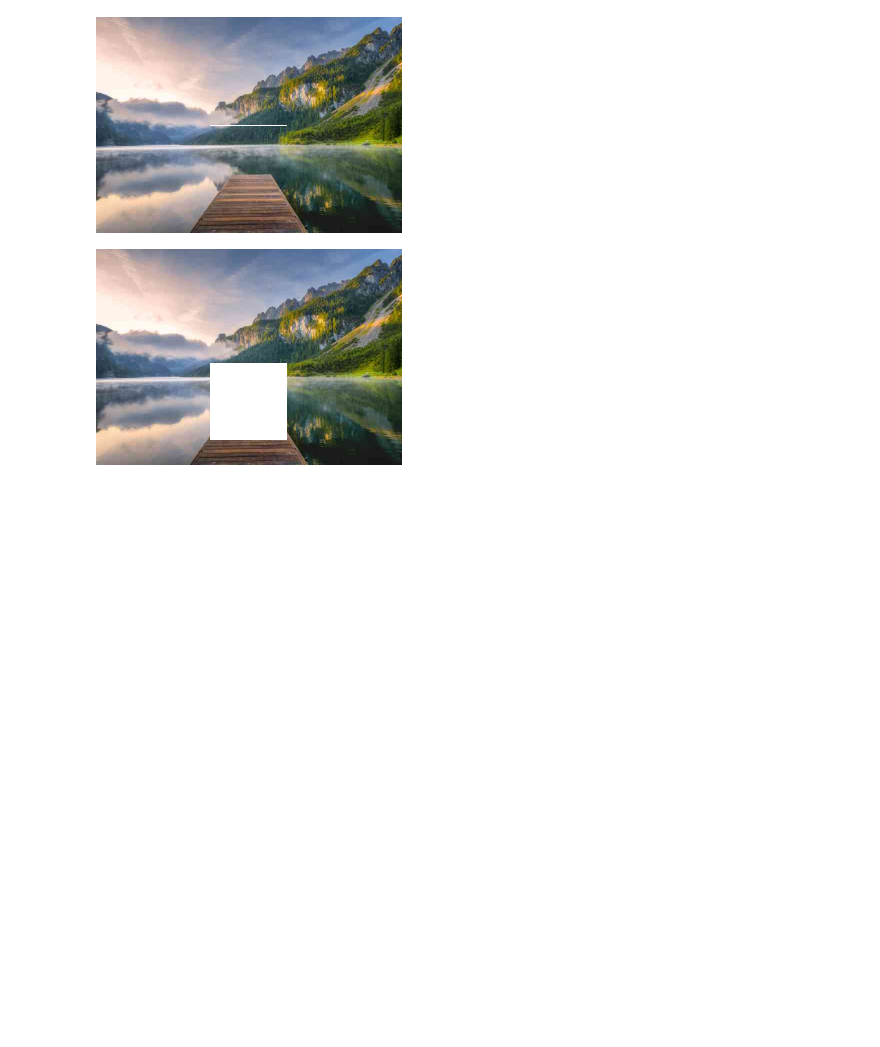
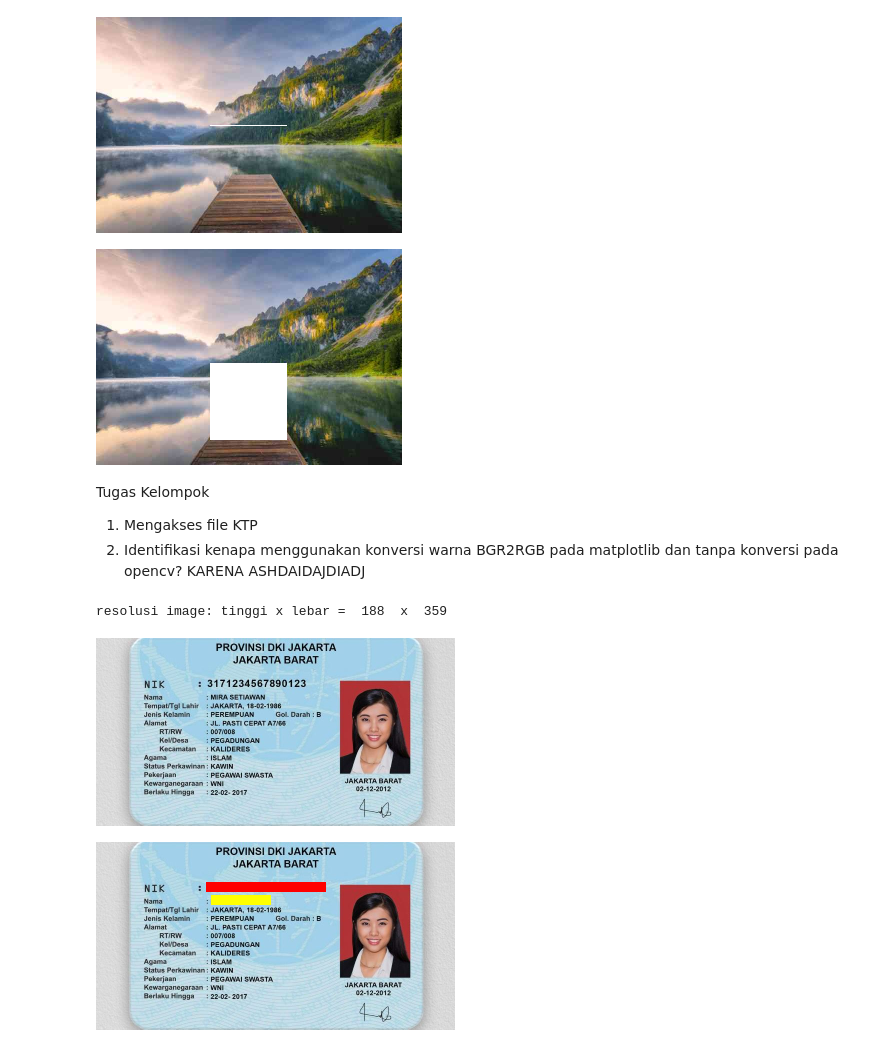
Before and after one commit to hunn99/PCVK_Ganjil_2024, a Jupyter notebook: Week1.ipynb, the cells around one changed output. Saved outputs shown, nothing was run; the diff lists cells and outputs as text; code cells hidden in the pictures; blank space fills up the shorter version.

Commit message:
Tugas KTP

```diff
--- a/Week1.ipynb
+++ b/Week1.ipynb
@@ -125,3 +125,38 @@ cv2_imshow(image_7)
 [figure]
 [figure]
 [figure]
+# %% [markdown]
+Tugas Kelompok
+1. Mengakses file KTP
+2. Identifikasi kenapa menggunakan konversi warna BGR2RGB pada matplotlib dan tanpa
+konversi pada opencv?
+  KARENA ASHDAIDAJDIADJ
+# %%
+url = "https://umsu.ac.id/artikel/wp-content/uploads/2023/11/cara-mudah-cek-ktp-asli-atau-palsu-718x375.jpeg"
+image = io.imread(url)                            #read image
+image = cv.resize((image), (0,0) , fx=0.5, fy=0.5)
+image_2 = cv.cvtColor(image, cv.COLOR_BGR2RGB)    #convert color to RGB
+
+tinggi = image_2.shape[0]
+lebar = image_2.shape[1]
+print("resolusi image: tinggi x lebar = ", tinggi, " x ", lebar)
+cv2_imshow(image_2)
+
+x_start = 40
+x_end = 50
+
+y_start = 110
+y_end = 230
+image_2[x_start:x_end, y_start:y_end] = [0,0,255]
+
+a_start = 53
+a_end = 63
+
+b_start = 115
+b_end = 175
+image_2[a_start:a_end, b_start:b_end] = [0,255,255]
+cv2_imshow(image_2)
+# %% [output]
+resolusi image: tinggi x lebar =  188  x  359
+[figure, added]
+[figure, added]
```
Also changed, not shown: parts of 1 cell of this notebook.
